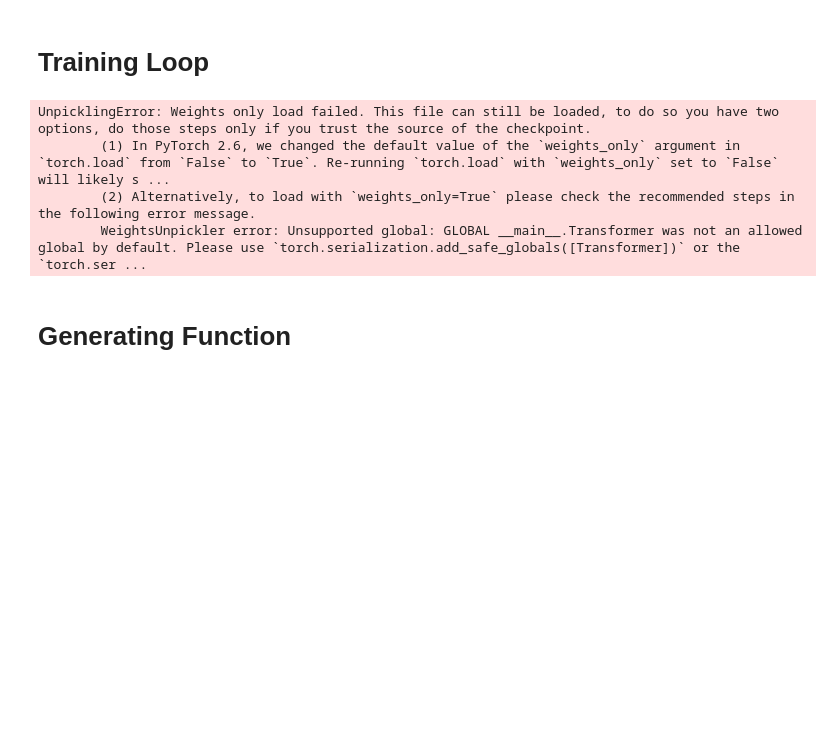
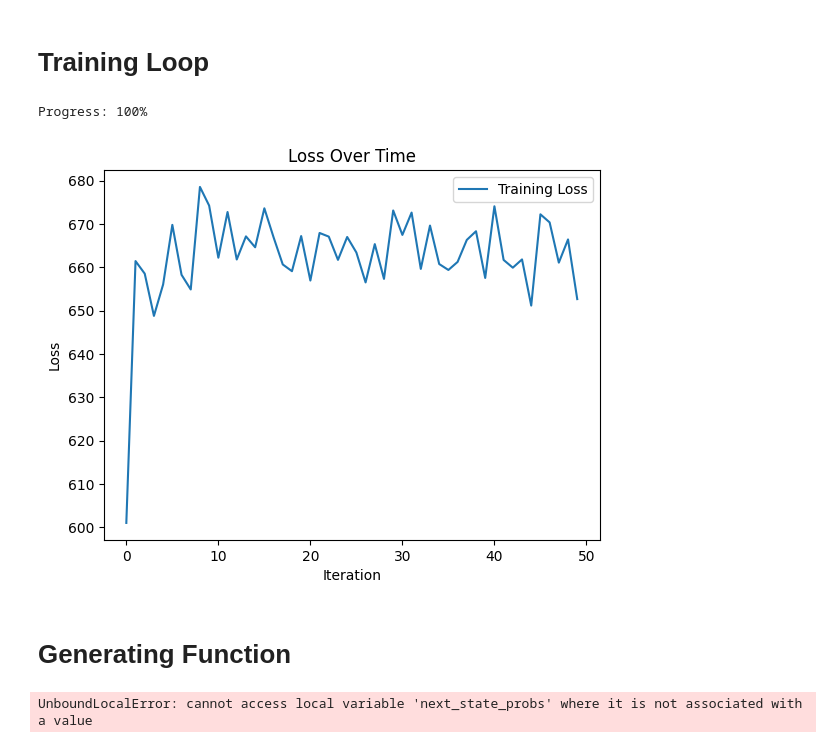
Before and after one commit to joreilly-mines/Transformer, a Jupyter notebook: transformers-from-scratch.ipynb, the cells around one changed output. Cells and saved outputs as stored; diff of their text form; code cells hidden in the pictures; blank space fills up the shorter version.

Commit message:
Error-riddled generating function :(

```diff
--- a/transformers-from-scratch.ipynb
+++ b/transformers-from-scratch.ipynb
@@ -361,7 +361,7 @@ MODEL_DATA_CHUNKS: list[list[int]] = split_list(MODEL_DATA, 500)
 # %% [markdown]
 # Training Loop
 # %%
-file_path = 'model.pt'
+file_path = 'model_state_dict.pt'
 
 
 #Training Loop
@@ -371,7 +371,9 @@ criterion = nn.CrossEntropyLoss()
 
 
 if os.path.exists(file_path):
-    transformer = torch.load(file_path)#.to(DEVICE)
+    #transformer = torch.load(file_path, weights_only=False)#.to(DEVICE)
+    transformer.load_state_dict(torch.load(file_path), weights_only=True)
+    transformer.to(DEVICE)
 else:
     transformer = Transformer(cfg)#.to(DEVICE)
 
@@ -388,72 +390,98 @@ progress_step = max(1, dataset_train // 100)
 print("Progress: 0%")
 
 for sample in dataset[:dataset_train]:
     sample = torch.tensor(sample, dtype=torch.long).to(DEVICE)
     inputs = sample[:-1]#.to(DEVICE)
     targets = sample[1:]#.to(DEVICE)
 
     optimizer.zero_grad()
     outputs = transformer(inputs)
     loss = criterion(outputs, targets)
     loss.backward()
     optimizer.step()
     losses.append(loss.item())
 
     #print(loss.item())
 
     sample_i += 1
     if sample_i % progress_step == 0 or sample_i == dataset_train:
         clear_output(wait=True)
         print(f"Progress: {sample_i / dataset_train * 100:.0f}%")
 
-    torch.save(transformer, file_path)
+    torch.save(transformer.state_dict(), file_path)
 
 
 plt.plot(losses, label="Training Loss")
 plt.xlabel("Iteration")
 plt.ylabel("Loss")
 plt.title("Loss Over Time")
 plt.legend()
 plt.show()
 # %% [output]
-UnpicklingError: Weights only load failed. This file can still be loaded, to do so you have two options, do those steps only if you trust the source of the checkpoint.
-        (1) In PyTorch 2.6, we changed the default value of the `weights_only` argument in `torch.load` from `False` to `True`. Re-running `torch.load` with `weights_only` set to `False` will likely s ...
-        (2) Alternatively, to load with `weights_only=True` please check the recommended steps in the following error message.
-        WeightsUnpickler error: Unsupported global: GLOBAL __main__.Transformer was not an allowed global by default. Please use `torch.serialization.add_safe_globals([Transformer])` or the `torch.ser ...
+Progress: 100%
+[figure, added]
 # %% [markdown]
 # Generating Function
 # %%
 def generate(
 	vocab: list[int],
+	transformer: Transformer,
 	#chain: Float[np.ndarray, "d_vocab d_vocab"],
 	initial_state: list[int],
 	max_tokens: int = 10,
 ) -> list[int]:
-	assert initial_state in vocab
+	#assert initial_state in vocab
 	d_vocab: int = len(vocab)
 	#assert chain.shape == (d_vocab, d_vocab)
 
 	output: list[int] = torch.tensor(initial_state, dtype=torch.long).to(DEVICE)
 
+	# for _ in range(max_tokens):
+	# 	#next_state_probs: Float[np.ndarray, d_vocab] = chain[vocab.index(output[-1])]
+	# 	next_state_probs = transformer(output)
+	# 	# print(next_state_probs[-1][21831])
+
+	# 	# next_state_probs = torch.argmax(next_state_probs[-1], dim=-1).unsqueeze(0)
+	# 	print("Raw logits:", next_state_probs[-1][:10])
+	# 	temperature = 0.8
+	# 	probs = torch.nn.functional.softmax(next_state_probs[-1] / temperature, dim=-1)
+	# 	next_state_probs = torch.multinomial(probs, num_samples=1).squeeze()
+	# 	#next_state_probs = next_state_probs[-1].unsqueeze(0)
+	# 	#output.append(next_state_probs)
+	# 	output = torch.cat((output, next_state_probs.unsqueeze(0)), dim=0)
+	# 	#output.append(np.random.choice(vocab, p=next_state_probs))
 	for _ in range(max_tokens):
-		#next_state_probs: Float[np.ndarray, d_vocab] = chain[vocab.index(output[-1])]
-		next_state_probs = transformer(output)
-		next_state_probs = torch.argmax(next_state_probs[-1], dim=-1)
-		output.append(next_state_probs)
-		#output.append(np.random.choice(vocab, p=next_state_probs))
+		probs = torch.nn.functional.softmax(next_state_probs[-1] / 0.8, dim=-1)  # Apply temperature
+
+		# Apply Top-p Sampling
+		p = 0.9
+		sorted_probs, sorted_indices = torch.sort(probs, descending=True)
+		cumulative_probs = torch.cumsum(sorted_probs, dim=-1)
+		top_p_mask = cumulative_probs <= p
+		top_p_probs = sorted_probs[top_p_mask]
+		top_p_indices = sorted_indices[top_p_mask]
+		top_p_probs /= torch.sum(top_p_probs)
+
+		next_state_probs = top_p_indices[torch.multinomial(top_p_probs, num_samples=1)]
+
+		output = torch.cat((output, next_state_probs.unsqueeze(0)), dim=0)
+
 
 	return output
 
 
 def generate_text(
+	transformer: Transformer,
 	initial_state: str,
 	tokenizer: transformers.PreTrainedTokenizer,
 	max_tokens: int = 10,
 ) -> str:
 
 	output: list[int] = tokenizer.encode(initial_state)
-	output = generate(tokenizer.get_vocab().values(), output, max_tokens=max_tokens)
+	output = generate(tokenizer.get_vocab().values(), transformer, output, max_tokens=max_tokens)
 
 	return tokenizer.decode(output)
 
-print(generate_text("The", TOKENIZER, max_tokens=100))
+print(generate_text(transformer, "The quick brown fox", TOKENIZER, max_tokens=100))
+# %% [output]
+UnboundLocalError: cannot access local variable 'next_state_probs' where it is not associated with a value
```
Also changed, not shown: 1 other file.
